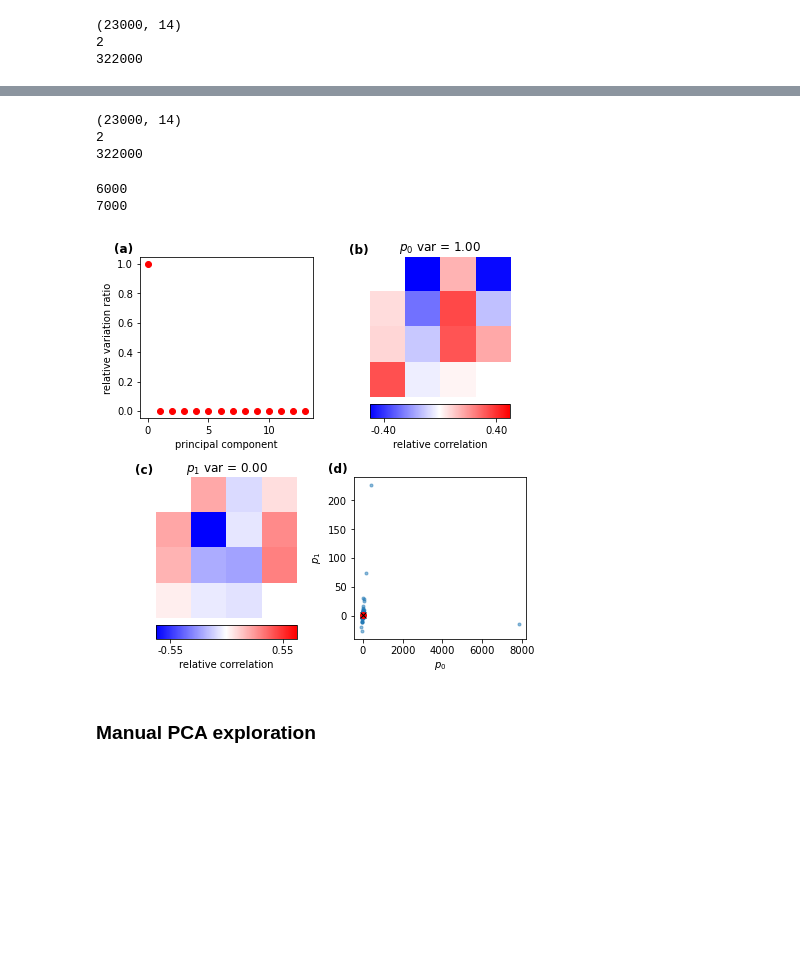
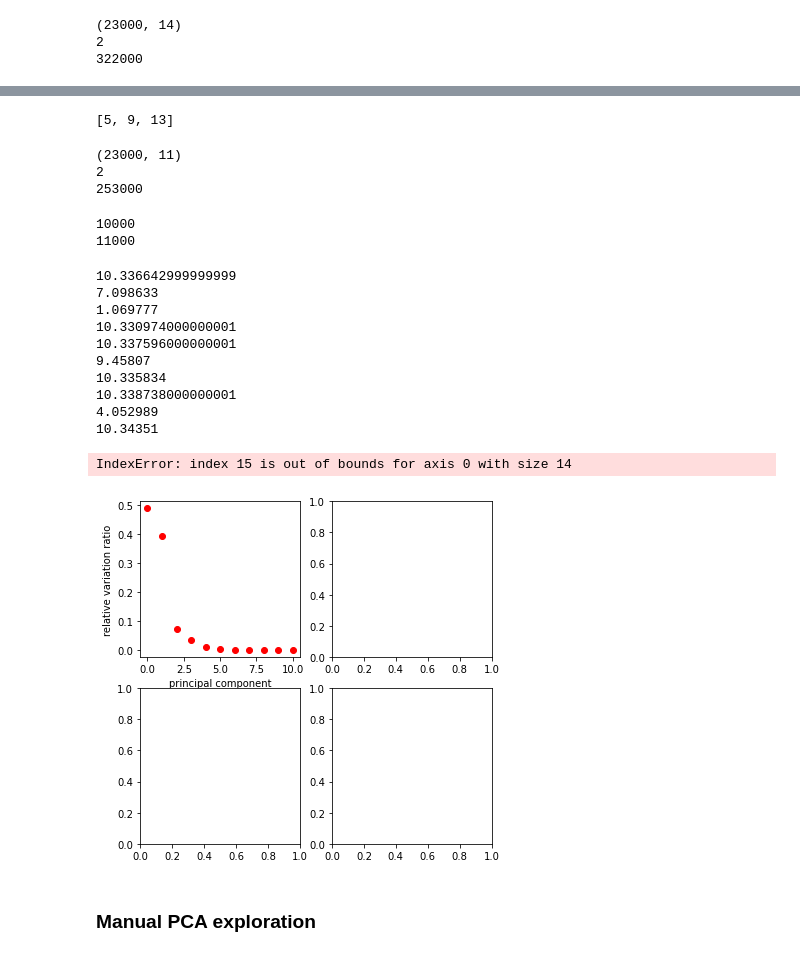
Before and after one commit to leobrowning92/plotting, a Jupyter notebook: example_mea_analysis_new.ipynb, the cells around one changed output, grey strips where cells are left out. Cells and saved outputs as stored; diff of their text form; code cells hidden in the pictures; blank space fills up the shorter version.

Commit message:
added annotations to mea_analysis.py and corrected some faulty channel index discrepancies

```diff
--- a/example_mea_analysis_new.ipynb
+++ b/example_mea_analysis_new.ipynb
@@ -40,9 +46,9 @@ vdf = pd.read_csv("example_data/MEA002_postS_50V_V.csv",skiprows=22, sep="\t") #
 smudf = pd.read_csv("example_data/MEA002_postS_50V_SMU.csv",skiprows=21, sep="\t") #import current/conductance data
 filepath = "example_data/MEA002_postS_50V_SMU.csv"
 
-faulty_channels = [] #removing unwanted voltage channels from PCA process
-starttime = 0 #start time of time-scale of interest in s
-endtime = 16 #end time of time-scale of in in s
+faulty_channels = [1,7,11,15,16] #removing unwanted voltage channels from PCA process
+starttime = 10 #start time of time-scale of interest in s
+endtime = 11 #end time of time-scale of in in s
 # %%
 vdf = vdf.drop(vdf.index[46000:])
 smudf = smudf.drop(smudf.index[230:])
@@ -157,3 +161,5 @@ resd_all = vdf.iloc[:,3:-1].to_numpy()
+# %%
+resd_all = vdf.iloc[:,2:-2].to_numpy() #slice removes time measurements and channels 1 and 16 (v0 and v15) CHECK THIS!!
 # %%
 print(resd_all.shape)
 print(resd_all.ndim)
@@ -182,0 +189,6 @@ for m in range(14):
+# %%
+faulty_channel_indices = list(set([i + 2 for i in range(14)])-(set([i + 2 for i in range(14)])-set(faulty_channels)))  #only channels v2-v15 retained
+faulty_channel_indices = sorted([index - 2 for index in faulty_channel_indices])
+print(faulty_channel_indices) #these are the indices of the faulty channels in the resd array
+# %% [output]
+[5, 9, 13]
@@ -183,29 +197,44 @@ for m in range(14):
 # %%
-resd = np.delete(resd_all, faulty_channels, axis=1)
+resd = np.delete(resd_all, faulty_channel_indices, axis=1)
 # %%
 print(resd.shape)
 print(resd.ndim)
 print(resd.size)
 # %% [output]
-(23000, 14)
+(23000, 11)
 2
-322000
+253000
 # %%
 msstarttime = int(starttime*1000)
 msendtime = int(endtime*1000)
 print(msstarttime)
 print(msendtime)
 # %% [output]
-6000
-7000
+10000
+11000
 # %%
 resd = resd[msstarttime:msendtime,:]
+# %%
+for m in range(10):
+    print(resd[1,m])
+# %% [output]
+10.336642999999999
+7.098633
+1.069777
+10.330974000000001
+10.337596000000001
+9.45807
+10.335834
+10.338738000000001
+4.052989
+10.34351
 # %%
-mea.plot_principal_components(resd, faulty_channels, show = True, ends = True)
+mea.plot_principal_components(resd, faulty_channel_indices, show = True, ends = True)
 imgname = os.path.basename(filepath)[:-4]
-plt.savefig(f"plots/{imgname}_{starttime:0.0f}-{endtime:0.0f}s_PCA.png") #_without{faulty_channels}
+plt.savefig(f"plots/{imgname}_{starttime:0.0f}-{endtime:0.0f}s_without{faulty_channels}_PCA.png") #_without{faulty_channels}
 # %% [output]
+IndexError: index 15 is out of bounds for axis 0 with size 14
-[figure, old version]
+[figure, new version]
 # %% [markdown]
 ### Manual PCA exploration
 # %% [markdown]
```
Also changed, not shown: parts of 13 cells of this notebook, 1 other file.
